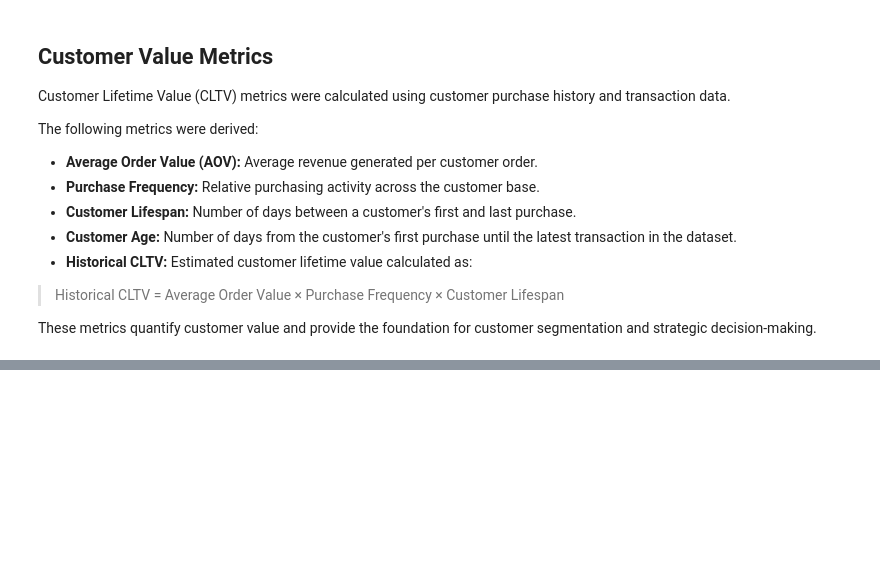
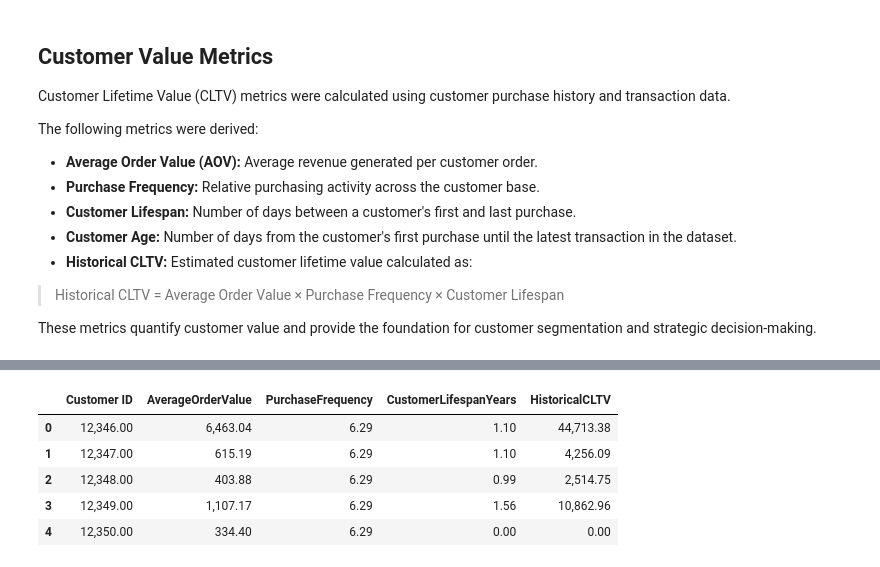
Before and after one commit to Tamoze/SaaS-ECommerce-Cohort-Retention-CLTV-Analysis, a Jupyter notebook: notebooks/03_cltv_analysis.ipynb, the cells around one changed output, grey strips where cells are left out. Saved outputs shown, nothing was run; the diff lists cells and outputs as text; code cells hidden in the pictures; blank space fills up the shorter version.

Commit message:
Calculate customer value metrics and historical CLTV

```diff
--- a/notebooks/03_cltv_analysis.ipynb
+++ b/notebooks/03_cltv_analysis.ipynb
@@ -387,3 +424,18 @@ The following metrics were derived:
 > Historical CLTV = Average Order Value × Purchase Frequency × Customer Lifespan
 
 These metrics quantify customer value and provide the foundation for customer segmentation and strategic decision-making.
+# %%
+# ==========================================
+# Convert Customer Lifespan to Years
+# ==========================================
+
+customer_summary["CustomerLifespanYears"] = (
+    customer_summary["CustomerLifespan"] / 365
+).round(2)
+
+customer_summary[
+    [
+        "CustomerLifespan",
+        "CustomerLifespanYears"
+    ]
+].head()
@@ -389,0 +449,12 @@ These metrics quantify customer value and provide the foundation for customer se
+# %%
+# ==========================================
+# Recalculate Historical CLTV
+# ==========================================
+
+customer_summary["HistoricalCLTV"] = (
+    customer_summary["AverageOrderValue"]
+    * customer_summary["PurchaseFrequency"]
+    * customer_summary["CustomerLifespanYears"]
+).round(2)
+
+customer_summary["HistoricalCLTV"].describe().round(2)
@@ -389,0 +471,17 @@ These metrics quantify customer value and provide the foundation for customer se
+# %%
+customer_summary[
+    [
+        "Customer ID",
+        "AverageOrderValue",
+        "PurchaseFrequency",
+        "CustomerLifespanYears",
+        "HistoricalCLTV"
+    ]
+].head()
+# %% [output]
+|  | Customer ID | AverageOrderValue | PurchaseFrequency | CustomerLifespanYears | HistoricalCLTV |
+| 0 | 12,346.00 | 6,463.04 | 6.29 | 1.10 | 44,713.38 |
+| 1 | 12,347.00 | 615.19 | 6.29 | 1.10 | 4,256.09 |
+| 2 | 12,348.00 | 403.88 | 6.29 | 0.99 | 2,514.75 |
+| 3 | 12,349.00 | 1,107.17 | 6.29 | 1.56 | 10,862.96 |
+| 4 | 12,350.00 | 334.40 | 6.29 | 0.00 | 0.00 |
```
Also changed, not shown: parts of 14 cells of this notebook.
